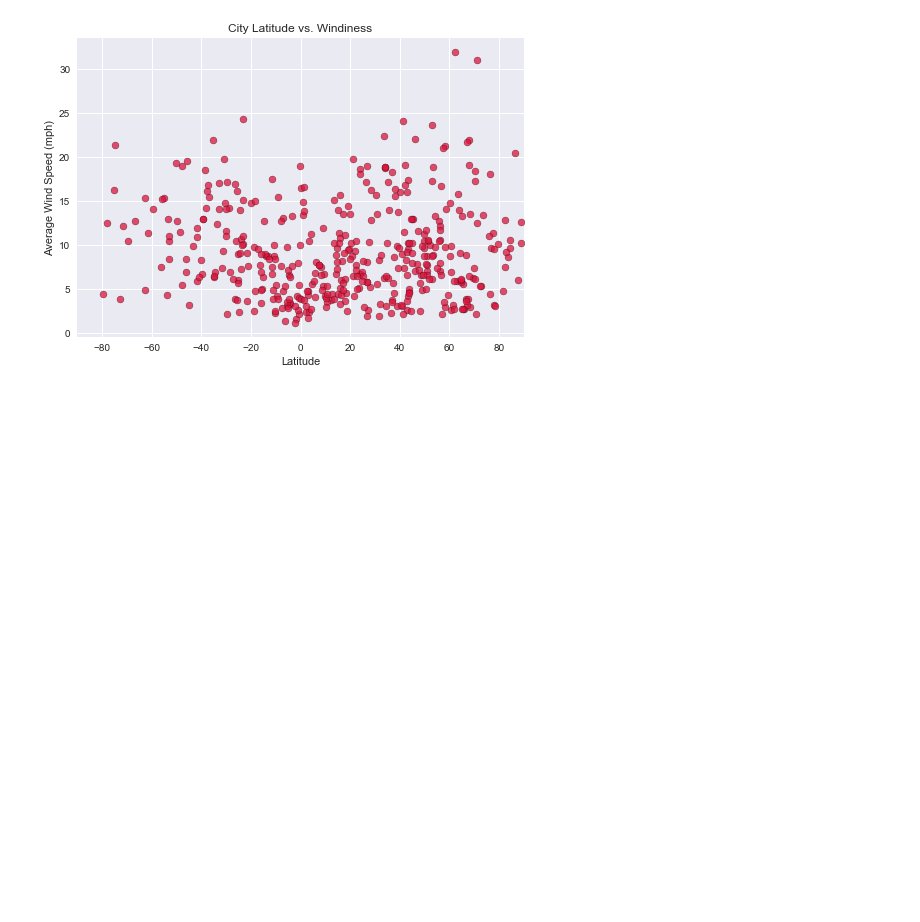
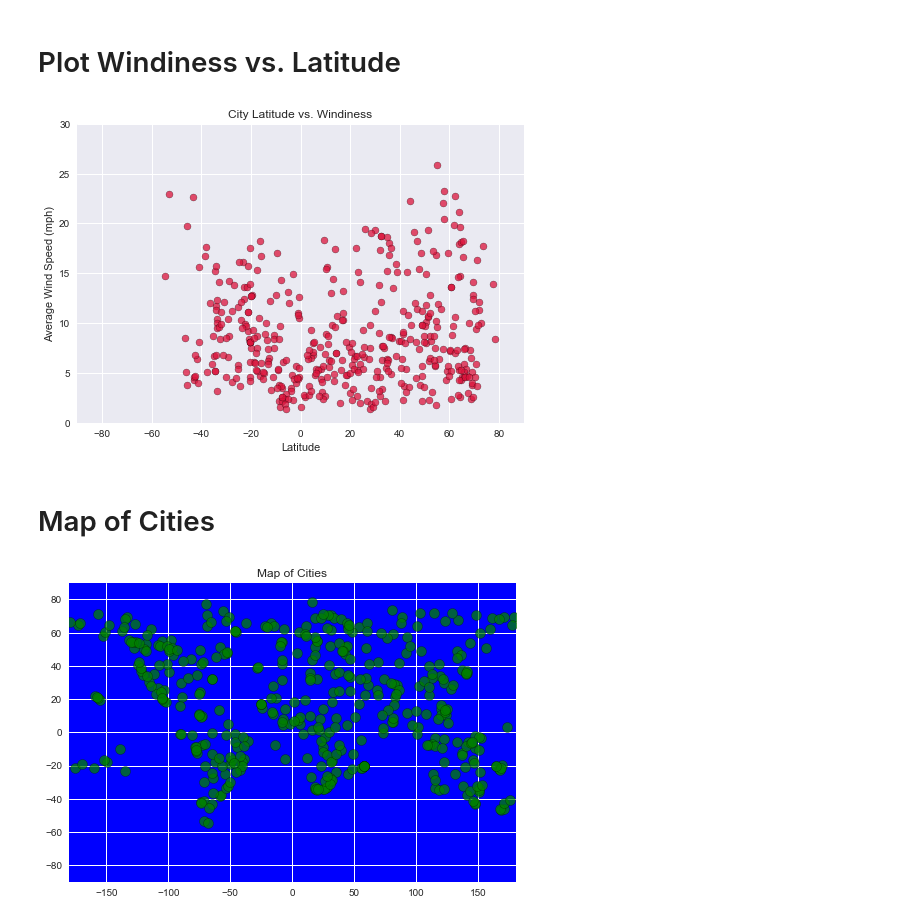
Before and after one commit to mmclaughlin87/weather-by-latitude, a Jupyter notebook: weather_by_latitude.ipynb, the cells around one changed output. Cells and saved outputs as stored; diff of their text form; code cells hidden in the pictures; blank space fills up the shorter version.

```diff
--- a/weather_by_latitude.ipynb
+++ b/weather_by_latitude.ipynb
@@ -212,10 +247,24 @@ plt.show()
+# %% [markdown]
+# Plot Windiness vs. Latitude
 # %%
-# Plot Windiness vs. Latitude
-plt.scatter(cities["Latitude"], cities["Wind Speed (mph)"], c="crimson", alpha=0.75, edgecolor="black")
+plt.scatter(cities["True Latitude"], cities["Wind Speed (mph)"], c="crimson", alpha=0.75, edgecolor="black")
 plt.title("City Latitude vs. Windiness")
 plt.xlim(-90,90)
+plt.ylim(0,30)
 plt.xlabel("Latitude")
 plt.ylabel("Average Wind Speed (mph)")
 plt.show()
 # %% [output]
-[figure, old version]
+[figure, new version]
+# %% [markdown]
+# Map of Cities
+# %%
+# map of locations
+plt.scatter(cities["True Longitude"], cities["True Latitude"], c="green", alpha=0.75, edgecolor="black", s=100)
+plt.title("Map of Cities")
+plt.rcParams['axes.facecolor'] = 'blue'
+plt.xlim(-180,180)
+plt.ylim(-90,90)
+plt.show()
+# %% [output]
+[figure, added]
```
Also changed, not shown: parts of 16 cells of this notebook, 2 other files.
